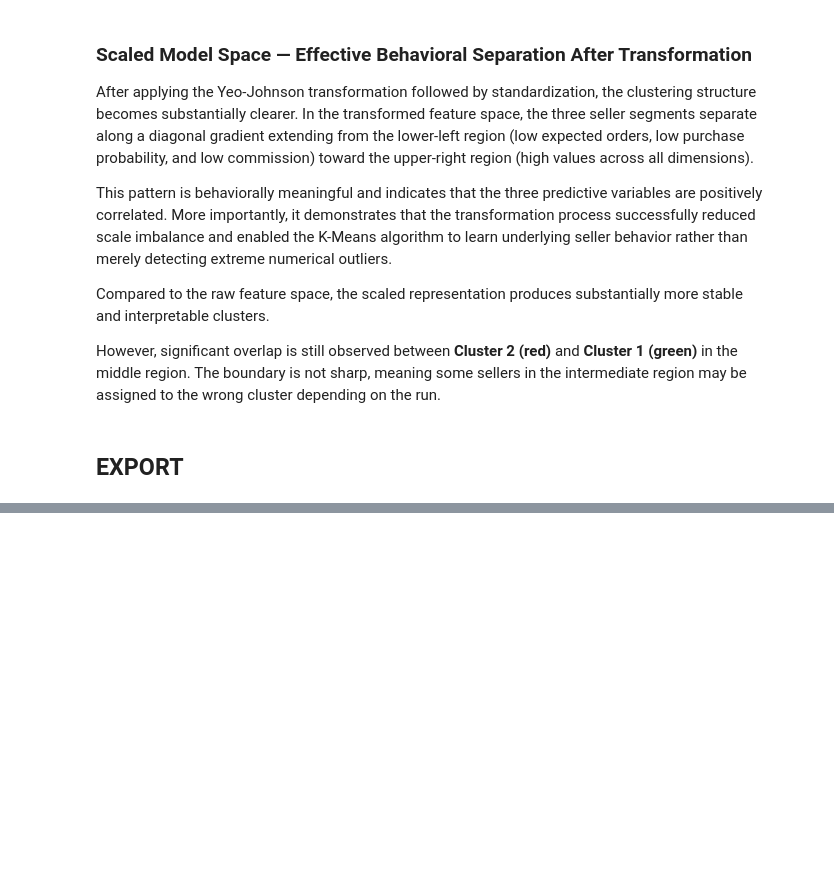
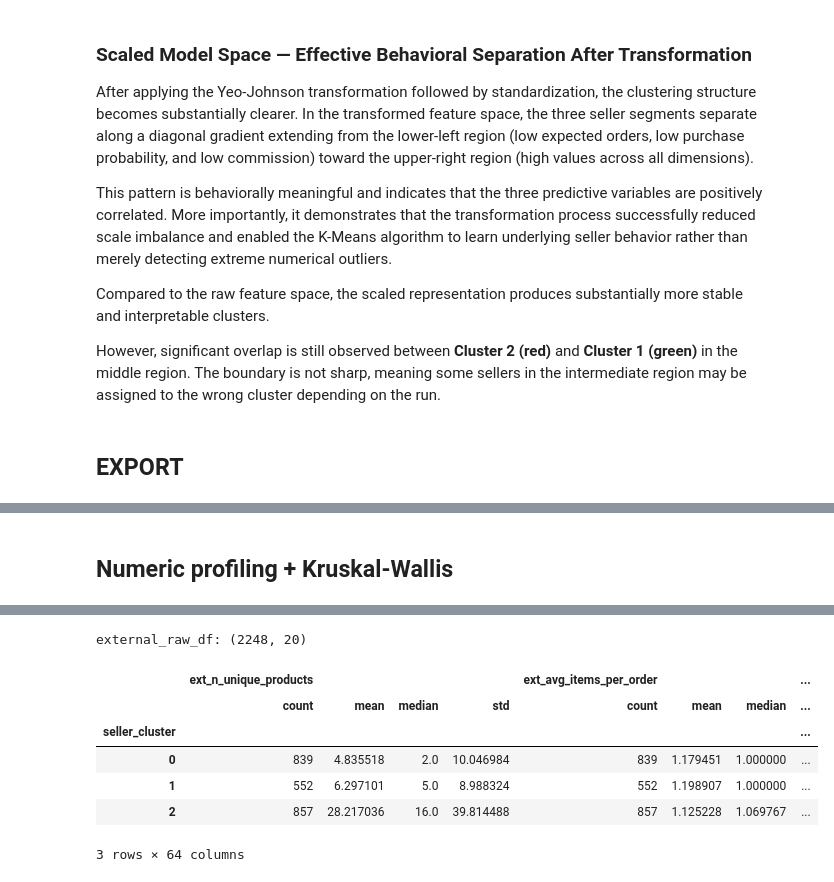
Before and after one commit to Dungxdseb/marketing-driven-data-unlock, a Jupyter notebook: notebooks/K-mean.ipynb, the cells around one changed output, grey strips where cells are left out. Drawn from its saved outputs; the diff is of its cells as text; code cells hidden in the pictures; blank space fills up the shorter version.

```diff
--- a/notebooks/K-mean.ipynb
+++ b/notebooks/K-mean.ipynb
@@ -922,0 +1047,32 @@ Categorical external variables: ['kmeans_feature_group']
+# %% [markdown]
+## Numeric profiling + Kruskal-Wallis
+# %%
+EXT_NUM_COLS = [
+    "ext_n_unique_products",
+    "ext_avg_items_per_order",
+    "ext_multitem_order_rate",
+    "ext_avg_products_per_order",
+    "ext_multi_product_order_rate",
+    "ext_avg_freight_per_order",
+    "ext_median_freight_per_order",
+    "ext_delivery_days_median",
+    "ext_delay_vs_estimate_days_median",
+    "ext_late_delivery_rate",
+    "ext_handoff_delay_days_median",
+    "ext_late_handoff_rate",
+    "ext_approval_delay_hours_median",
+    "ext_cancel_rate",
+    "ext_unavailable_rate",
+    "ext_delivered_rate",
+]
+
+EXT_NUM_COLS = [c for c in EXT_NUM_COLS if c in external_raw_df.columns]
+
+external_profile = (
+    external_raw_df
+    .groupby(CLUSTER_COL)[EXT_NUM_COLS]
+    .agg(["count", "mean", "median", "std"])
+)
+
+display(external_profile)
+# %% [output]
@@ -923 +1085,9 @@ Categorical external variables: ['kmeans_feature_group']
+external_raw_df: (2248, 20)
+|  | ext_n_unique_products |  |  |  | ext_avg_items_per_order |  |  | ... |
+|  | count | mean | median | std | count | mean | median | ... |
+| seller_cluster |  |  |  |  |  |  |  | ... |
+| 0 | 839 | 4.835518 | 2.0 | 10.046984 | 839 | 1.179451 | 1.000000 | ... |
+| 1 | 552 | 6.297101 | 5.0 | 8.988324 | 552 | 1.198907 | 1.000000 | ... |
+| 2 | 857 | 28.217036 | 16.0 | 39.814488 | 857 | 1.125228 | 1.069767 | ... |
+3 rows × 64 columns
 # %%
```
Also changed, not shown: parts of 11 cells of this notebook, 1 other file.
